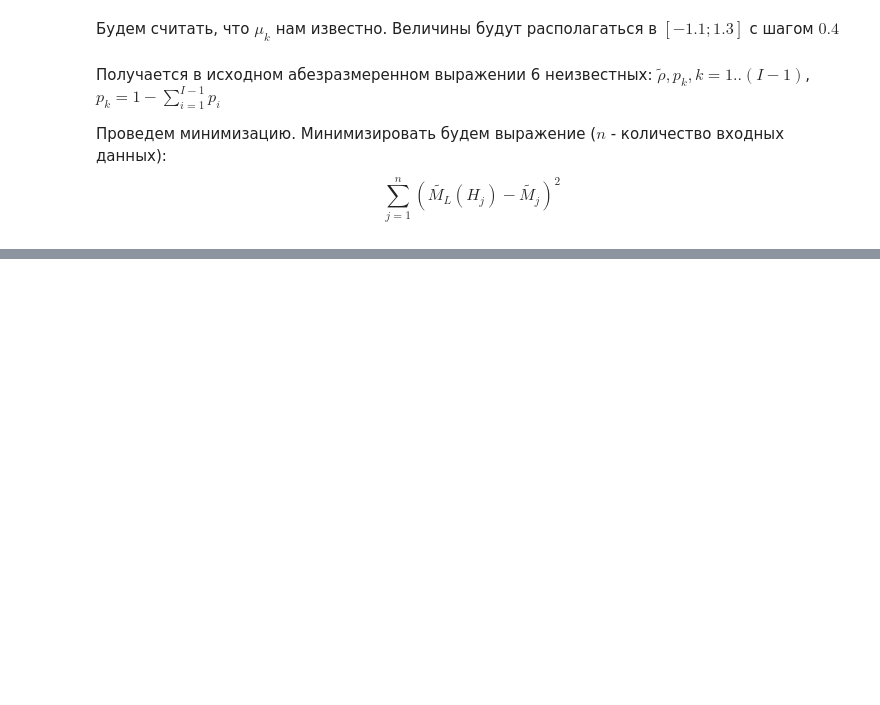
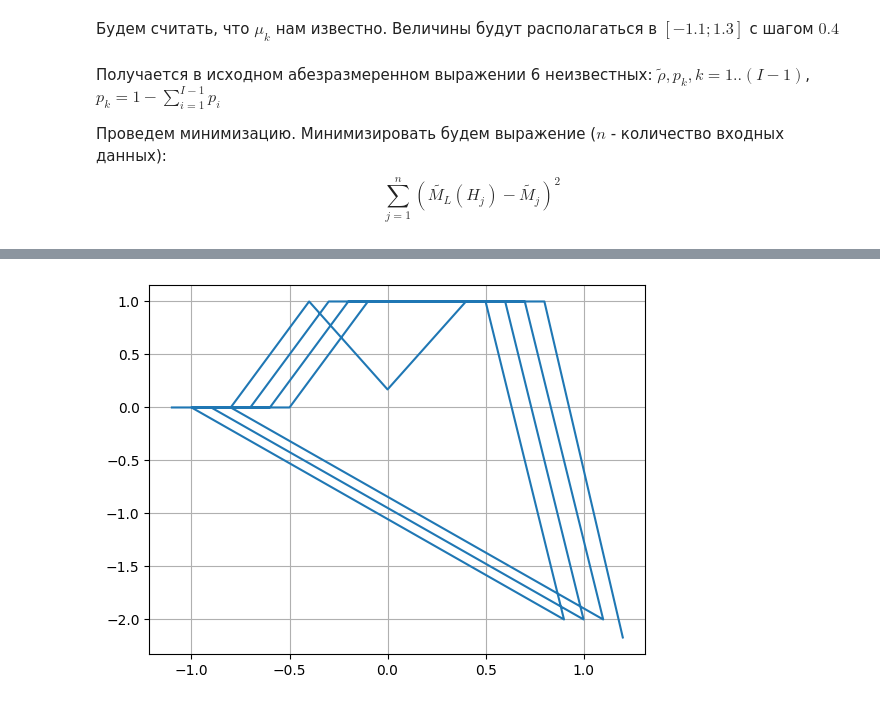
Before and after one commit to bkmz1840/Diplom, a Jupyter notebook: Untitled.ipynb, the cells around one changed output, grey strips where cells are left out. Drawn from its saved outputs; the diff is of its cells as text; code cells hidden in the pictures; blank space fills up the shorter version.

Commit message:
Add optimization result block

```diff
--- a/Untitled.ipynb
+++ b/Untitled.ipynb
@@ -38,7 +38,7 @@ with open('input.txt') as f:
 
 print(form_table(data))
 
-T = 280
+T = 290
 n = len(data)
 print(f'Температура среды T: {T}')
 # %% [output]
@@ -113,6 +113,7 @@ print(f"Реперное значение ro: {ro_r} 1/м^3")
 H_w = [h / H_r for h in H]
 M_r = max(M)
 M_w = [m / M_r for m in M]
+T_w = T / T_r
 
 lines = []
 for i, h in enumerate(H_w):
@@ -154,7 +155,7 @@ $k_B = 1.380649 * 10^{-23}$ Дж/К
 print('Посчитаем a и b:')
 
 a = (ro_r * mu_r) / M_r
-b = (mu_0 * mu_r * H_r) / (k_b * T)
+b = (mu_0 * mu_r * H_r) / (k_b * T_w)
 
 print(f'a: {a}')
 print(f'b: {b}')
@@ -266,0 +247,12 @@ TypeError: ufunc 'isnan' not supported for the input types, and the inputs could
+# %%
+x = []
+y = []
+for r in result:
+    x.extend(map(lambda e: round(e, 2), r.mus))
+    y.extend(map(lambda e: round(e, 2), r.p))
+
+plt.grid()
+plt.plot(x, y)
+plt.show()
+# %% [output]
+[figure, added]
```
Also changed, not shown: parts of 4 cells of this notebook, 6 other files.
